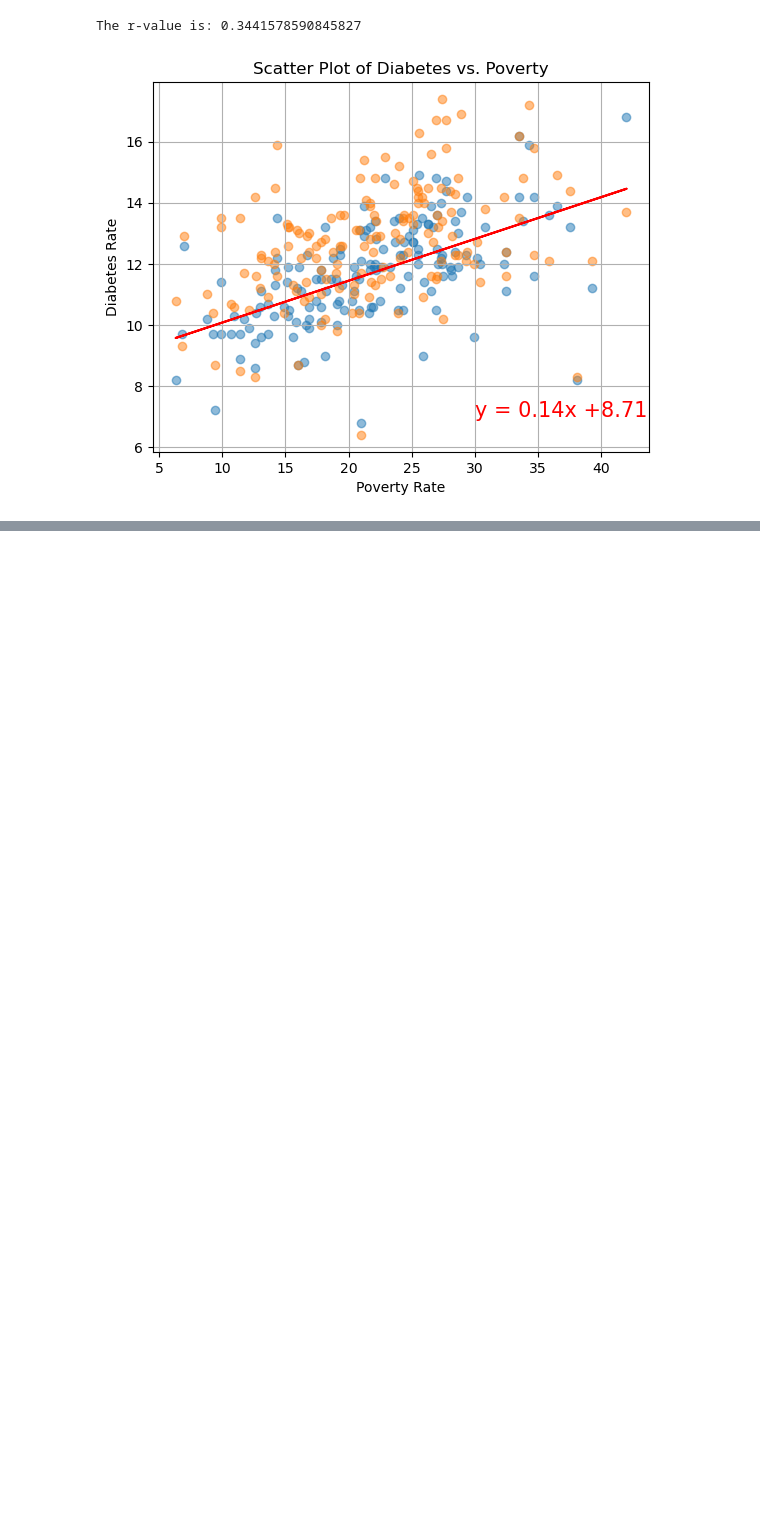
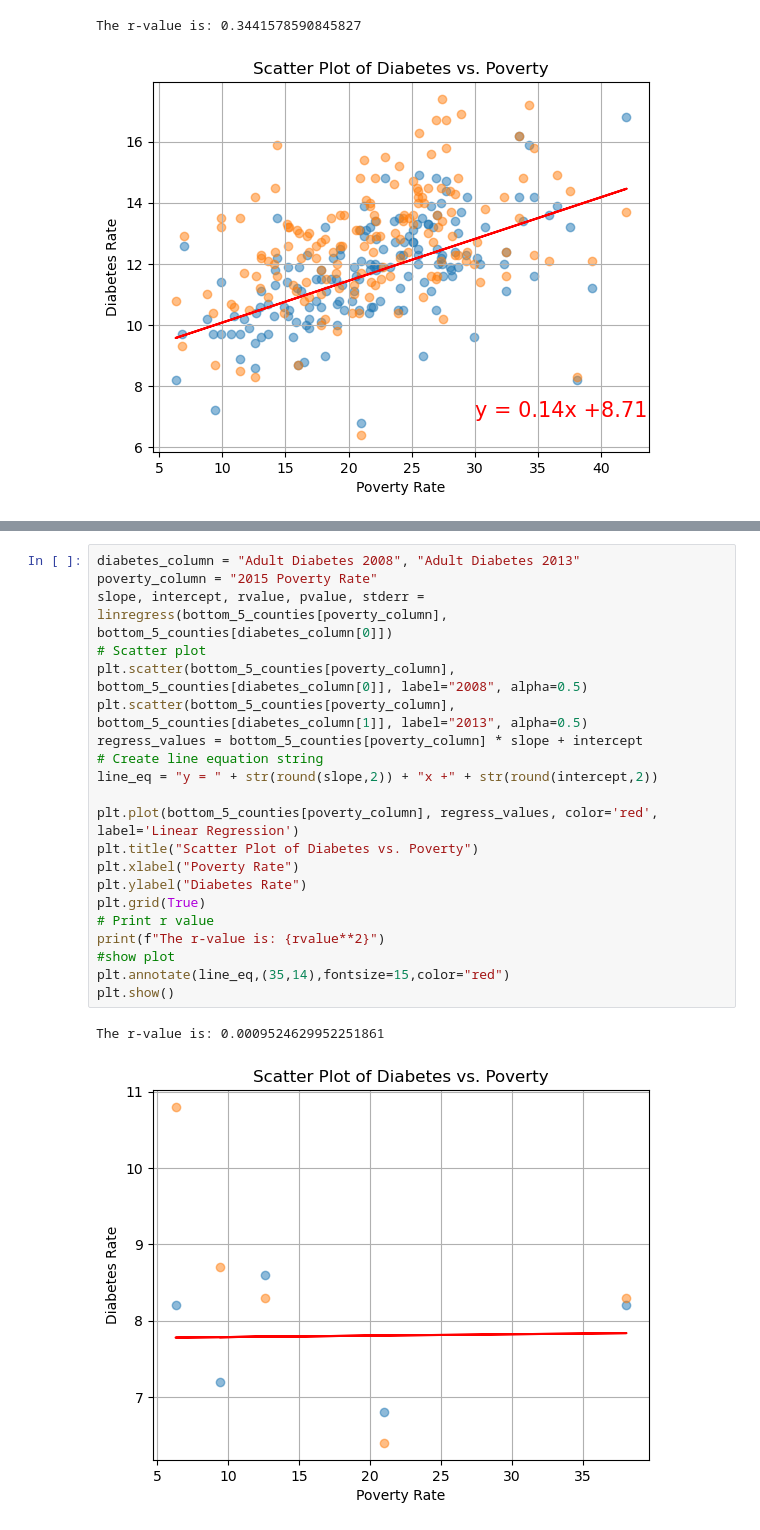
Before and after one commit to anishak520/Project1, a Jupyter notebook: FoodEnvironmentAtlas2/diabetesvspoverty.ipynb, the cells around one changed output, grey strips where cells are left out. Saved outputs shown, nothing was run; the diff lists cells and outputs as text; blank space fills up the shorter version.

```diff
--- a/FoodEnvironmentAtlas2/diabetesvspoverty.ipynb
+++ b/FoodEnvironmentAtlas2/diabetesvspoverty.ipynb
@@ -107,0 +164,24 @@ The r-value is: 0.3441578590845827
+# %%
+diabetes_column = "Adult Diabetes 2008", "Adult Diabetes 2013"
+poverty_column = "2015 Poverty Rate"
+slope, intercept, rvalue, pvalue, stderr = linregress(bottom_5_counties[poverty_column], bottom_5_counties[diabetes_column[0]])
+# Scatter plot
+plt.scatter(bottom_5_counties[poverty_column], bottom_5_counties[diabetes_column[0]], label="2008", alpha=0.5)
+plt.scatter(bottom_5_counties[poverty_column], bottom_5_counties[diabetes_column[1]], label="2013", alpha=0.5)
+regress_values = bottom_5_counties[poverty_column] * slope + intercept
+# Create line equation string
+line_eq = "y = " + str(round(slope,2)) + "x +" + str(round(intercept,2))
+
+plt.plot(bottom_5_counties[poverty_column], regress_values, color='red', label='Linear Regression')
+plt.title("Scatter Plot of Diabetes vs. Poverty")
+plt.xlabel("Poverty Rate")
+plt.ylabel("Diabetes Rate")
+plt.grid(True)
+# Print r value
+print(f"The r-value is: {rvalue**2}")
+#show plot
+plt.annotate(line_eq,(35,14),fontsize=15,color="red")
+plt.show()
+# %% [output]
+The r-value is: 0.0009524629952251861
+[figure, added]
```
Also changed, not shown: parts of 3 cells of this notebook.
